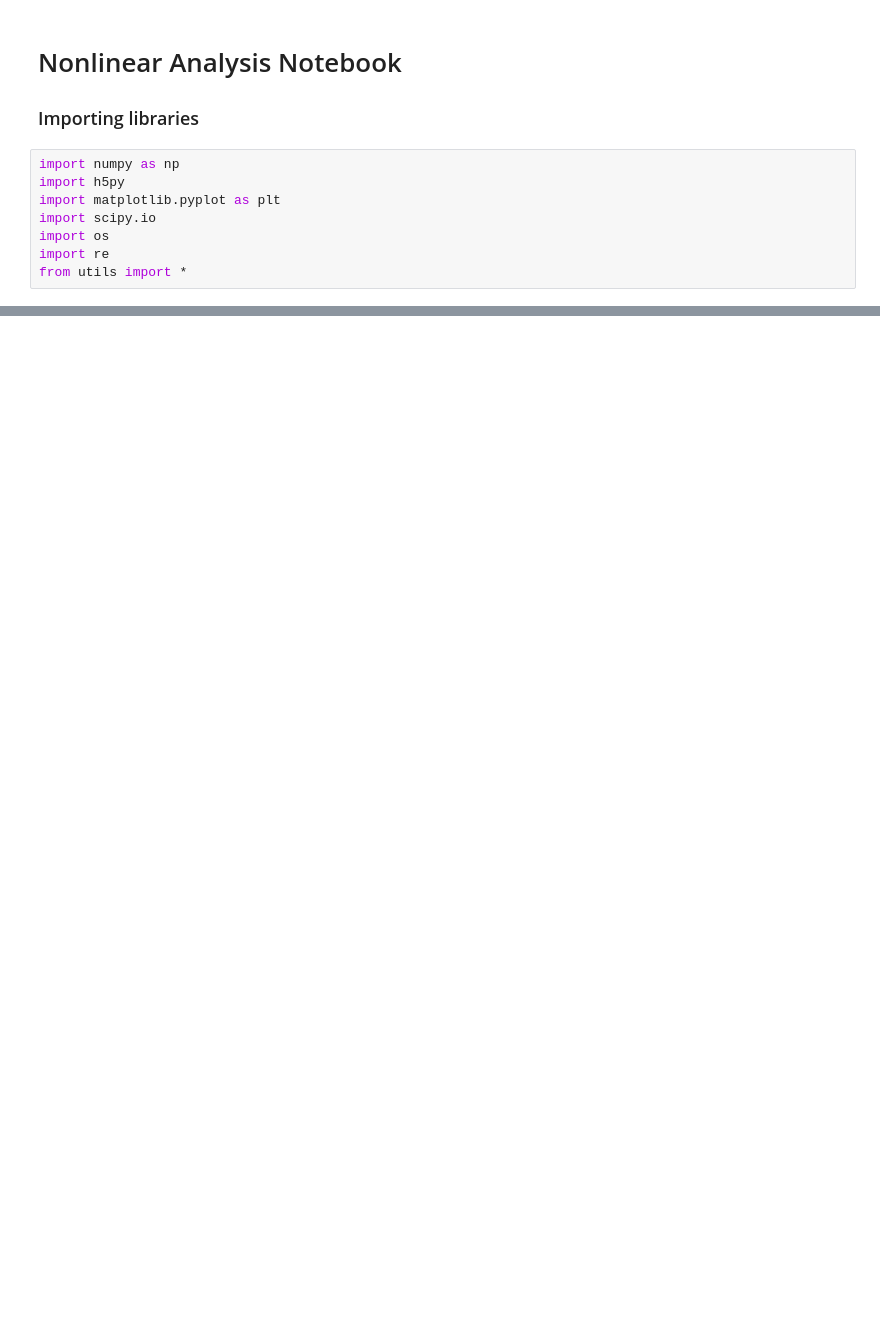
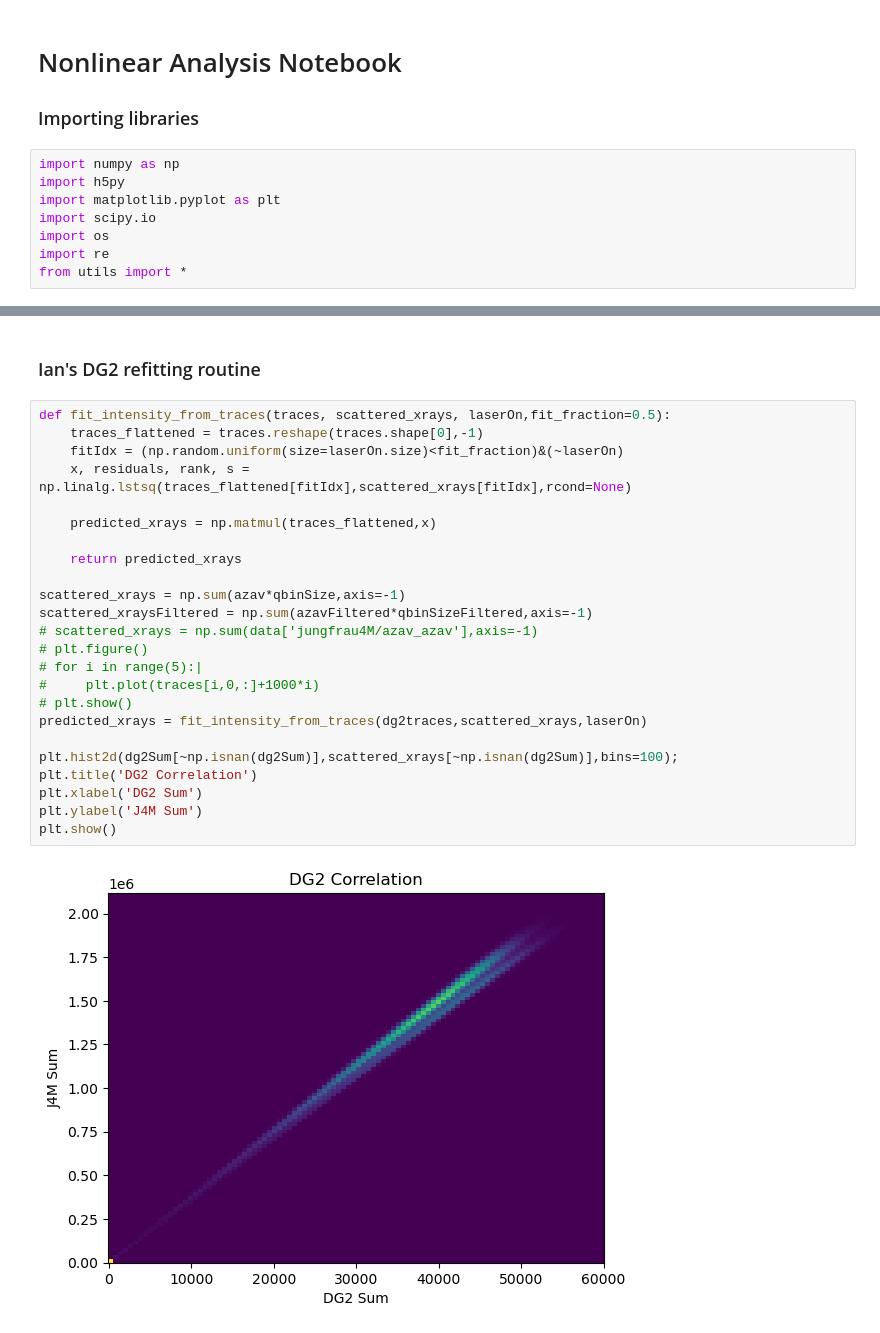
Before and after one commit to Weber-Group/L-10376, a Jupyter notebook: Nonlinear_Analysis.ipynb, the cells around one changed output, grey strips where cells are left out. Cells and saved outputs as stored; diff of their text form; blank space fills up the shorter version.

```diff
--- a/Nonlinear_Analysis.ipynb
+++ b/Nonlinear_Analysis.ipynb
@@ -81,0 +123,28 @@ xray_eV = data['ebeam/photon_energy']    # x-ray energy energy in eV
+# %% [markdown]
+### Ian's DG2 refitting routine
+# %%
+def fit_intensity_from_traces(traces, scattered_xrays, laserOn,fit_fraction=0.5):
+    traces_flattened = traces.reshape(traces.shape[0],-1)
+    fitIdx = (np.random.uniform(size=laserOn.size)<fit_fraction)&(~laserOn)
+    x, residuals, rank, s = np.linalg.lstsq(traces_flattened[fitIdx],scattered_xrays[fitIdx],rcond=None)
+
+    predicted_xrays = np.matmul(traces_flattened,x)
+
+    return predicted_xrays
+
+scattered_xrays = np.sum(azav*qbinSize,axis=-1)
+scattered_xraysFiltered = np.sum(azavFiltered*qbinSizeFiltered,axis=-1)
+# scattered_xrays = np.sum(data['jungfrau4M/azav_azav'],axis=-1)
+# plt.figure()
+# for i in range(5):|
+#     plt.plot(traces[i,0,:]+1000*i)
+# plt.show()
+predicted_xrays = fit_intensity_from_traces(dg2traces,scattered_xrays,laserOn)
+
+plt.hist2d(dg2Sum[~np.isnan(dg2Sum)],scattered_xrays[~np.isnan(dg2Sum)],bins=100);
+plt.title('DG2 Correlation')
+plt.xlabel('DG2 Sum')
+plt.ylabel('J4M Sum')
+plt.show()
+# %% [output]
+[figure, added]
```
Also changed, not shown: parts of 20 cells of this notebook.
